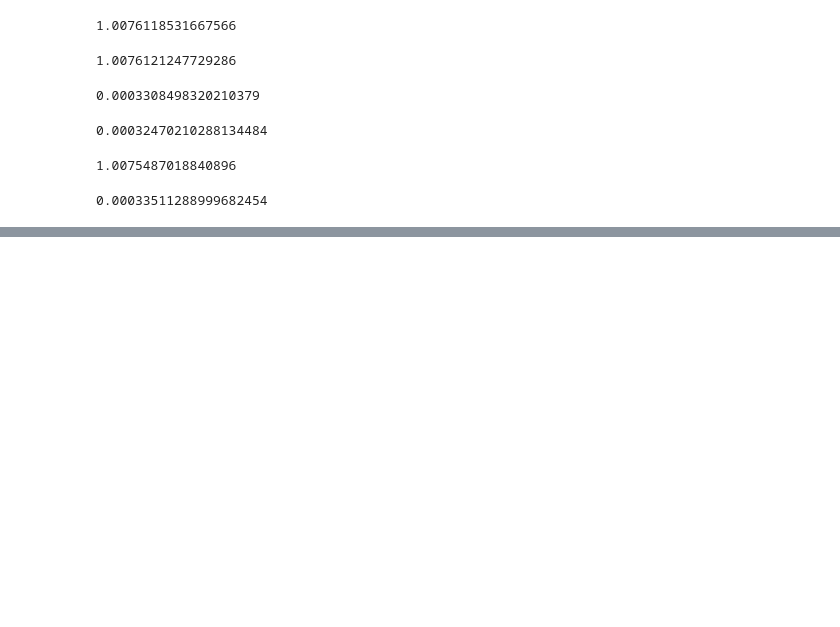
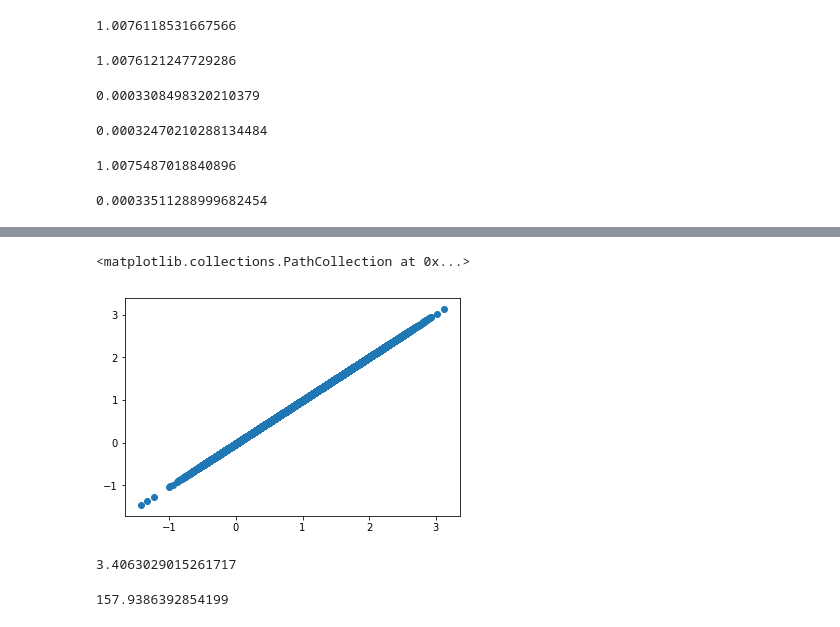
Before and after one commit to keiikegami/HeteroTreatment, a Jupyter notebook: simulation.ipynb, the cells around one changed output, grey strips where cells are left out. Drawn from its saved outputs; the diff is of its cells as text; code cells hidden in the pictures; blank space fills up the shorter version.

```diff
--- a/simulation.ipynb
+++ b/simulation.ipynb
@@ -102,0 +173,8 @@ This specification include the cross terms in the true model.
+# %%
+# neural nets
+# layerは2みたいに少なすぎるとダメ
+# 10がちょうどいい
+# 100とかデカ過ぎてもダメ
+# activationでも結構変わる。identity、reluは良い。logistic, tanhはダメ
+nn = MLPRegressor(hidden_layer_sizes=(10, ), activation='identity')
+nn.fit(x, y)
@@ -102,0 +189,28 @@ This specification include the cross terms in the true model.
+# %%
+# effect prediction on training sample 1
+effec_on_nontreat = nn.predict(x_counter)[0:half_size] - nn.predict(x)[0:half_size]
+effec_on_treat = nn.predict(x)[half_size:] - nn.predict(x_counter)[half_size:]
+# %%
+ITE_on_sample = np.hstack((effec_on_nontreat, effec_on_treat))
+# %%
+plt.scatter(true_ITE, ITE_on_sample)
+# %% [output]
+<matplotlib.collections.PathCollection at 0x...>
+[figure, added]
+# %%
+diff_nn = np.subtract(ITE_on_sample, true_ITE)
+dist_nn = np.sqrt(np.sum([i**2 for i in diff_nn]))
+dist_nn
+# %% [output]
+3.4063029015261717
+# %%
+# effect prediction on training sample 2
+# こっちの方が悪くなるの意外?
+effec_on_nontreat2 = nn.predict(x_counter)[0:half_size] - y[0:half_size].T
+effec_on_treat2 = y[half_size:].T - nn.predict(x_counter)[half_size:]
+ITE_on_sample2 = np.hstack((effec_on_nontreat2, effec_on_treat2))
+diff_nn2 = np.subtract(ITE_on_sample2, true_ITE)
+dist_nn2 = np.sqrt(np.sum([i**2 for i in diff_nn2]))
+dist_nn2
+# %% [output]
+157.9386392854199
```
Also changed, not shown: parts of 15 cells of this notebook.
